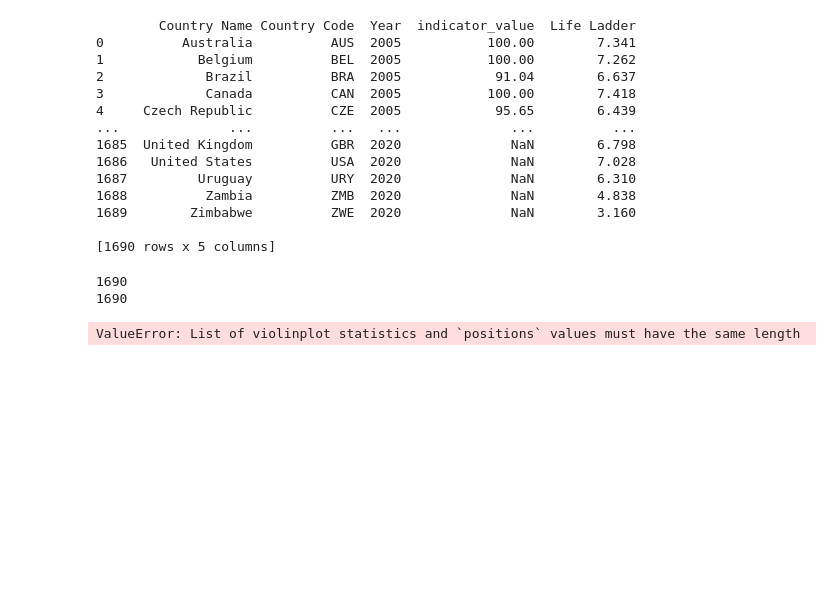
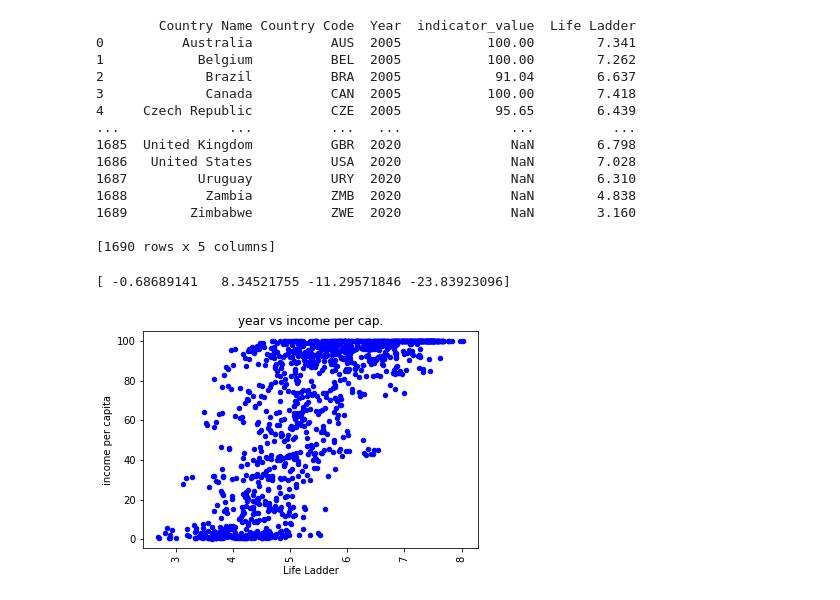
Before and after one commit to alderie/happinessfactor, a Jupyter notebook: notebook.ipynb, the cells around one changed output. Saved outputs shown, nothing was run; the diff lists cells and outputs as text; code cells hidden in the pictures; blank space fills up the shorter version.

```diff
--- a/notebook.ipynb
+++ b/notebook.ipynb
@@ -123,18 +123,14 @@ print(combined)
 # %%
 #When one thinks of happiness they think of money. Lets first graph the WHR dataset's graph of national income per capita vs happiness
 ipc_code = "EG.CFT.ACCS.ZS"
 incomePerCap=getAllForIndicator(wdi_data, simplified_whr_data, ipc_code)
 ax=incomePerCap.plot.scatter(x='Life Ladder',xlabel='Life Ladder',y='indicator_value',ylabel='income per capita',rot=90,color='b',title='year vs income per cap.')
 x=incomePerCap['Life Ladder'].fillna(value=0)
 y=incomePerCap['indicator_value'].fillna(value=0)
-#z=np.polyfit(x,y,3)
+z=np.polyfit(x,y,3)
 
-print(len(incomePerCap['Life Ladder']))
-print(len(incomePerCap['Year']))
-plt.violinplot(incomePerCap['Life Ladder'].astype(float),incomePerCap['Year'].astype(float),widths=4,showmeans=True)
 #plt.plot(x,z[0],'-')
-#print(z)
+print(z)
 # %% [output]
-1690
-1690
+[ -0.68689141   8.34521755 -11.29571846 -23.83923096]
-ValueError: List of violinplot statistics and `positions` values must have the same length
+[figure, added]
```
